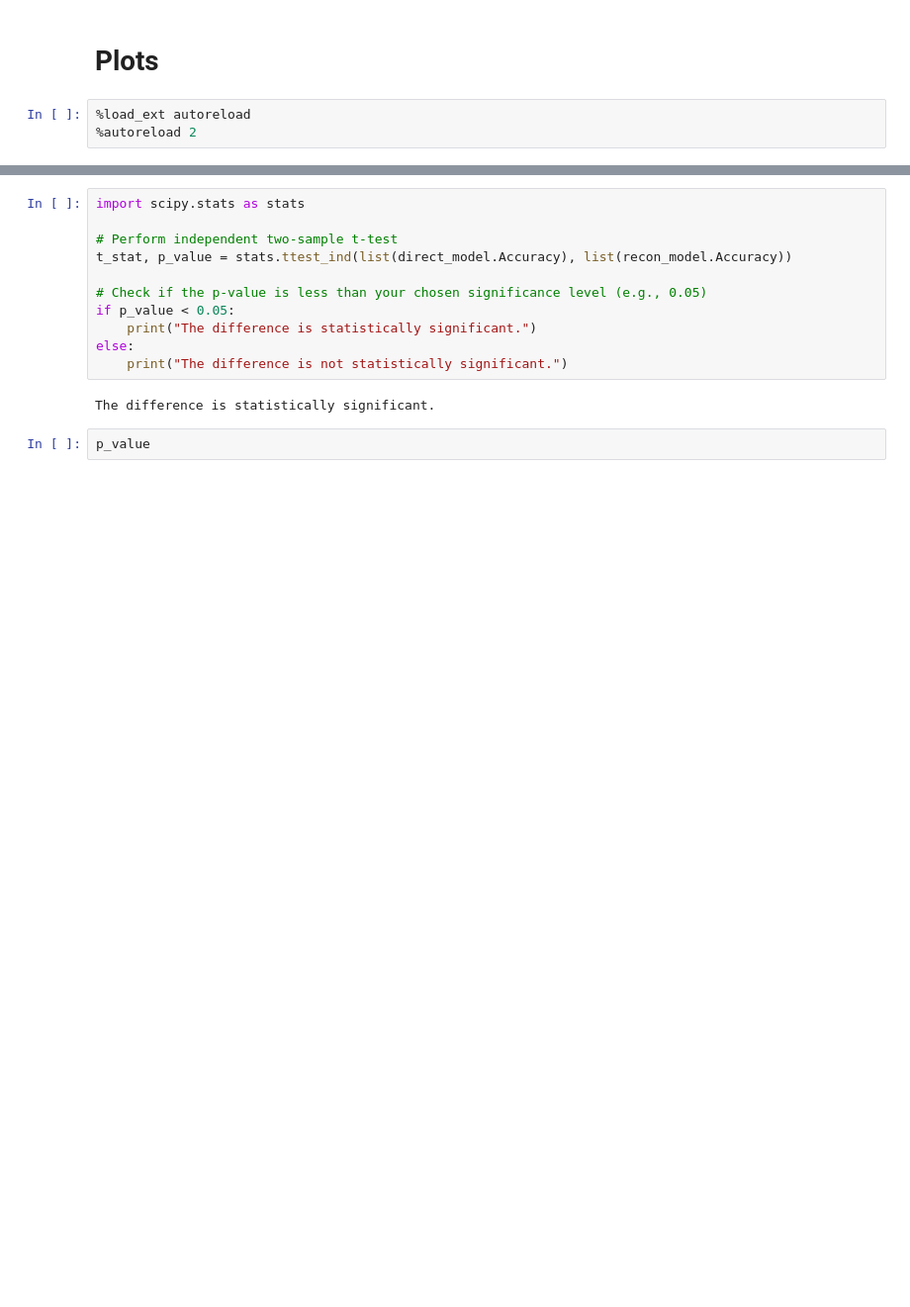
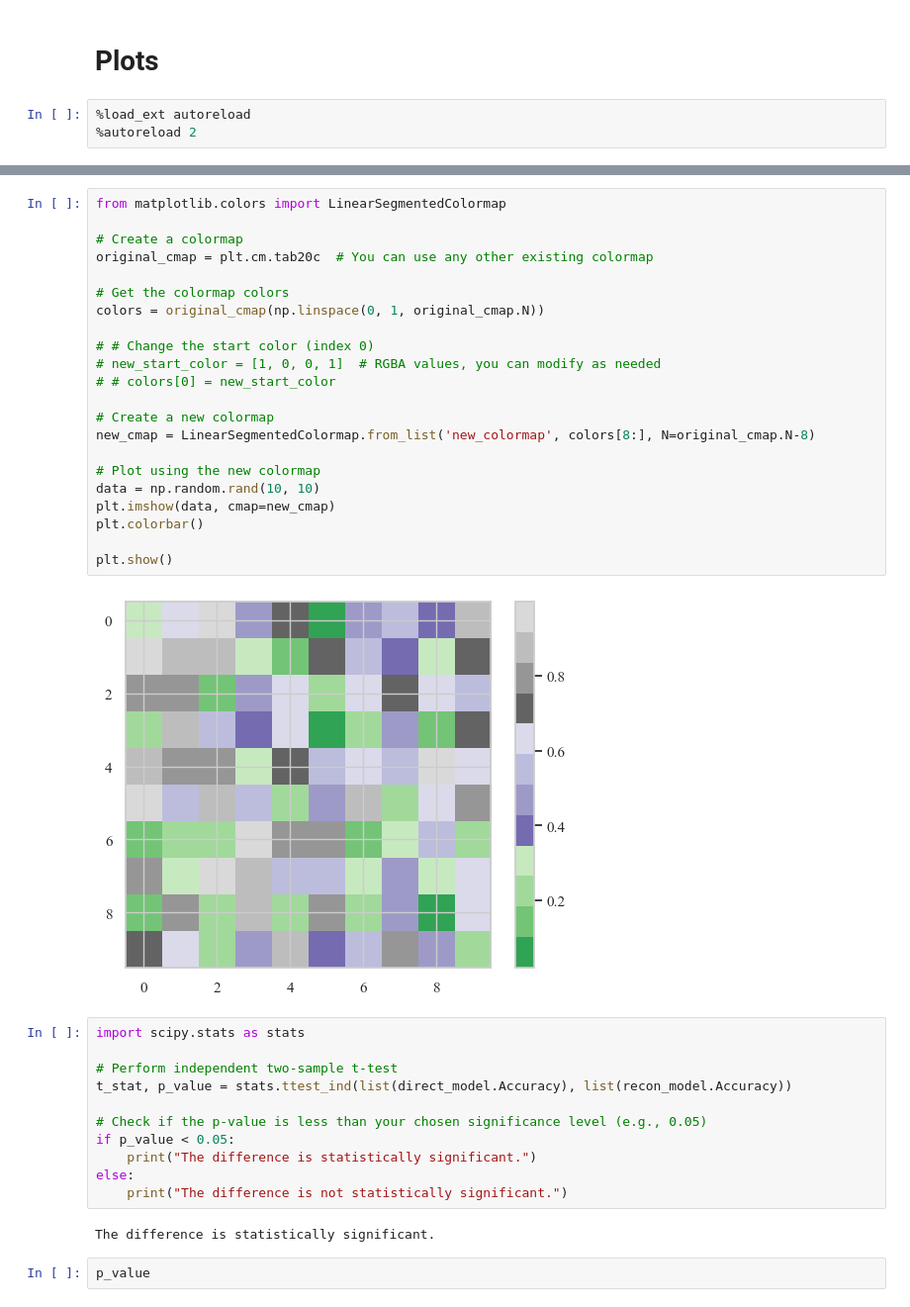
Before and after one commit to jornelasmunoz/UCM_Undergraduate_Research, a Jupyter notebook: jornelasmunoz/notebooks/Plots.ipynb, the cells around one changed output, grey strips where cells are left out. Shown at 99% size. Saved outputs shown, nothing was run; the diff lists cells and outputs as text; blank space fills up the shorter version.

```diff
--- a/jornelasmunoz/notebooks/Plots.ipynb
+++ b/jornelasmunoz/notebooks/Plots.ipynb
@@ -113,3 +100,27 @@ plt.show()
+# %%
+from matplotlib.colors import LinearSegmentedColormap
+
+# Create a colormap
+original_cmap = plt.cm.tab20c  # You can use any other existing colormap
+
+# Get the colormap colors
+colors = original_cmap(np.linspace(0, 1, original_cmap.N))
+
+# # Change the start color (index 0)
+# new_start_color = [1, 0, 0, 1]  # RGBA values, you can modify as needed
+# # colors[0] = new_start_color
+
+# Create a new colormap
+new_cmap = LinearSegmentedColormap.from_list('new_colormap', colors[8:], N=original_cmap.N-8)
+
+# Plot using the new colormap
+data = np.random.rand(10, 10)
+plt.imshow(data, cmap=new_cmap)
+plt.colorbar()
+
+plt.show()
+# %% [output]
+[figure, added]
 # %%
 import scipy.stats as stats
 
```
Also changed, not shown: parts of 5 cells of this notebook, 2 other files.
